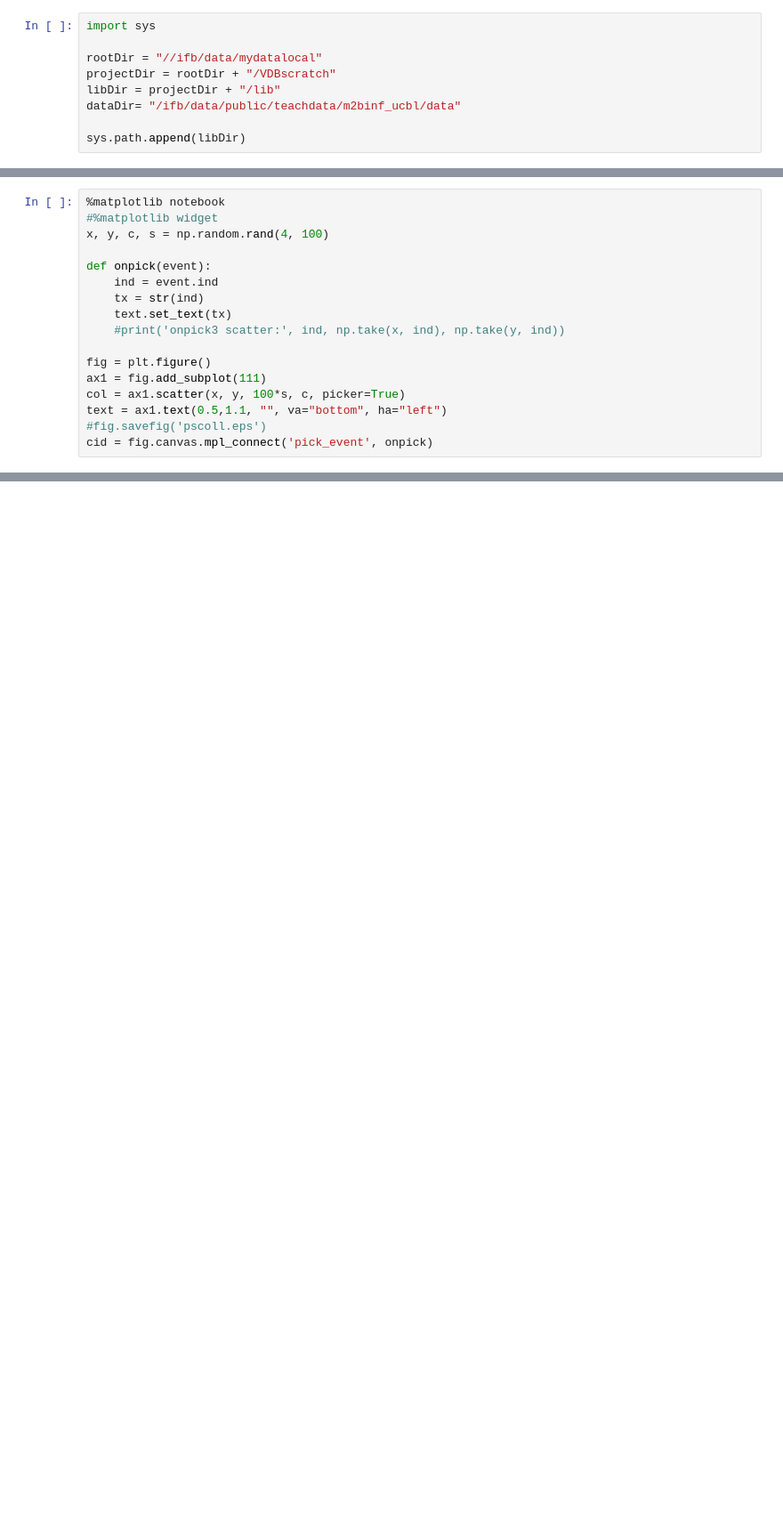
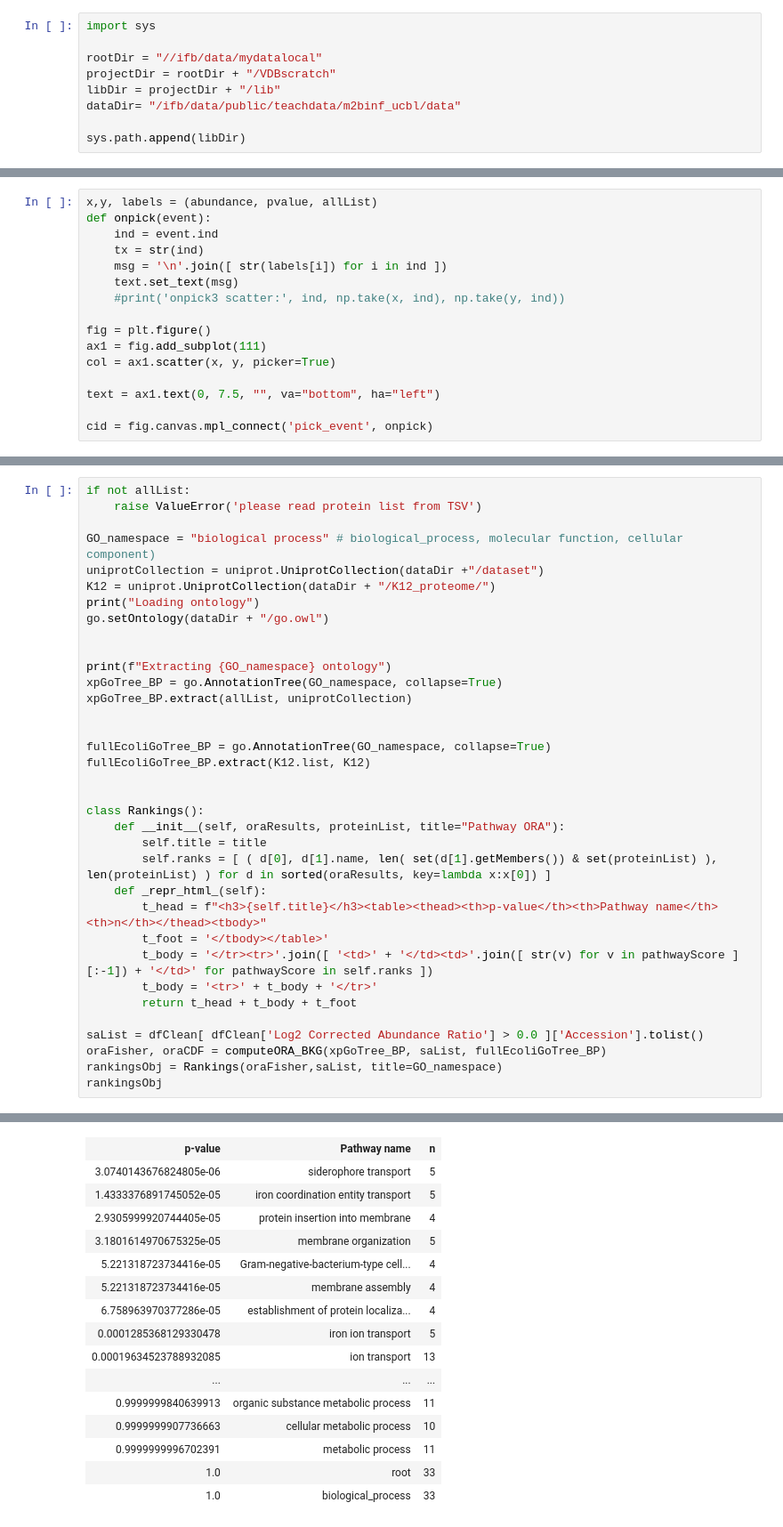
Before and after one commit to glaunay/VDB_jupyter, a Jupyter notebook: solutions/TP3_solutions.ipynb, the cells around one changed output, grey strips where cells are left out. Shown at 89% size. Cells and saved outputs as stored; diff of their text form; blank space fills up the shorter version.

```diff
--- a/solutions/TP3_solutions.ipynb
+++ b/solutions/TP3_solutions.ipynb
@@ -56,19 +78,18 @@ cid = fig.canvas.mpl_connect('button_press_event', onclick)
 # %%
-%matplotlib notebook
-#%matplotlib widget
-x, y, c, s = np.random.rand(4, 100)
-
+x,y, labels = (abundance, pvalue, allList)
 def onpick(event):
     ind = event.ind
     tx = str(ind)
-    text.set_text(tx)
+    msg = '\n'.join([ str(labels[i]) for i in ind ])
+    text.set_text(msg)
     #print('onpick3 scatter:', ind, np.take(x, ind), np.take(y, ind))
 
 fig = plt.figure()
 ax1 = fig.add_subplot(111)
-col = ax1.scatter(x, y, 100*s, c, picker=True)
-text = ax1.text(0.5,1.1, "", va="bottom", ha="left")
-#fig.savefig('pscoll.eps')
+col = ax1.scatter(x, y, picker=True)
+
+text = ax1.text(0, 7.5, "", va="bottom", ha="left")
+
 cid = fig.canvas.mpl_connect('pick_event', onpick)
 # %% [output]
 [interactive output not drawn]
@@ -97,0 +102,36 @@ abundance = dfClean[ : ]['Log2 Corrected Abundance Ratio'].tolist()
+# %%
+if not allList:
+    raise ValueError('please read protein list from TSV')
+
+GO_namespace = "biological process" # biological_process, molecular function, cellular component)
+uniprotCollection = uniprot.UniprotCollection(dataDir +"/dataset")
+K12 = uniprot.UniprotCollection(dataDir + "/K12_proteome/")
+print("Loading ontology")
+go.setOntology(dataDir + "/go.owl")
+
+
+print(f"Extracting {GO_namespace} ontology")
+xpGoTree_BP = go.AnnotationTree(GO_namespace, collapse=True)
+xpGoTree_BP.extract(allList, uniprotCollection)
+
+
+fullEcoliGoTree_BP = go.AnnotationTree(GO_namespace, collapse=True)
+fullEcoliGoTree_BP.extract(K12.list, K12)
+
+
+class Rankings():
+    def __init__(self, oraResults, proteinList, title="Pathway ORA"):
+        self.title = title
+        self.ranks = [ ( d[0], d[1].name, len( set(d[1].getMembers()) & set(proteinList) ), len(proteinList) ) for d in sorted(oraResults, key=lambda x:x[0]) ]
+    def _repr_html_(self):
+        t_head = f"<h3>{self.title}</h3><table><thead><th>p-value</th><th>Pathway name</th><th>n</th></thead><tbody>"
+        t_foot = '</tbody></table>'
+        t_body = '</tr><tr>'.join([ '<td>' + '</td><td>'.join([ str(v) for v in pathwayScore ][:-1]) + '</td>' for pathwayScore in self.ranks ])
+        t_body = '<tr>' + t_body + '</tr>'
+        return t_head + t_body + t_foot
+
+saList = dfClean[ dfClean['Log2 Corrected Abundance Ratio'] > 0.0 ]['Accession'].tolist()
+oraFisher, oraCDF = computeORA_BKG(xpGoTree_BP, saList, fullEcoliGoTree_BP)
+rankingsObj = Rankings(oraFisher,saList, title=GO_namespace)
+rankingsObj
+# %% [output]
@@ -97,0 +147,16 @@ abundance = dfClean[ : ]['Log2 Corrected Abundance Ratio'].tolist()
+| p-value | Pathway name | n |
+| 3.0740143676824805e-06 | siderophore transport | 5 |
+| 1.4333376891745052e-05 | iron coordination entity transport | 5 |
+| 2.9305999920744405e-05 | protein insertion into membrane | 4 |
+| 3.1801614970675325e-05 | membrane organization | 5 |
+| 5.221318723734416e-05 | Gram-negative-bacterium-type cell... | 4 |
+| 5.221318723734416e-05 | membrane assembly | 4 |
+| 6.758963970377286e-05 | establishment of protein localiza... | 4 |
+| 0.0001285368129330478 | iron ion transport | 5 |
+| 0.00019634523788932085 | ion transport | 13 |
+| ... | ... | ... |
+| 0.9999999840639913 | organic substance metabolic process | 11 |
+| 0.9999999907736663 | cellular metabolic process | 10 |
+| 0.9999999996702391 | metabolic process | 11 |
+| 1.0 | root | 33 |
+| 1.0 | biological_process | 33 |
```
Also changed, not shown: parts of 15 cells of this notebook, 2 other files.
